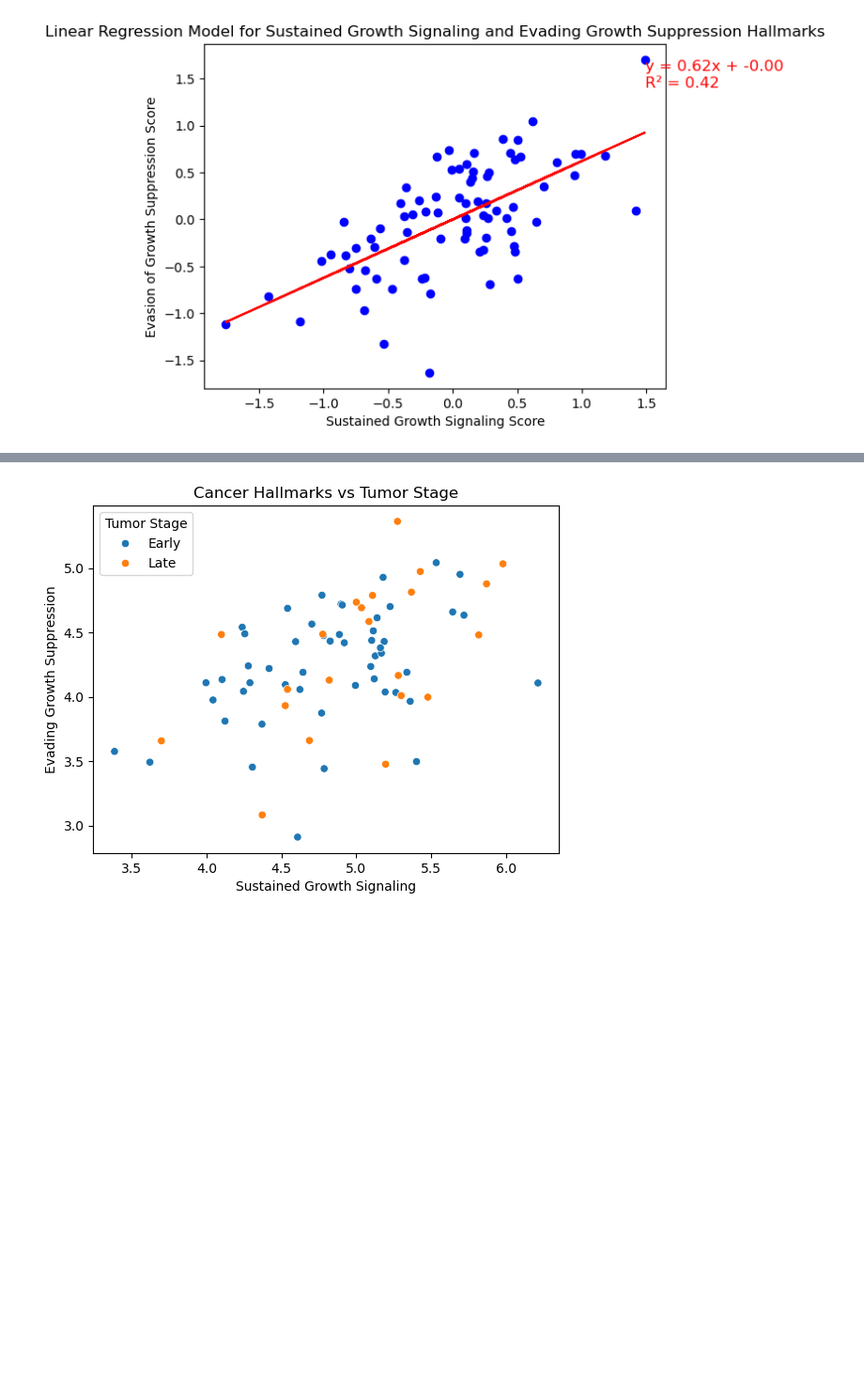
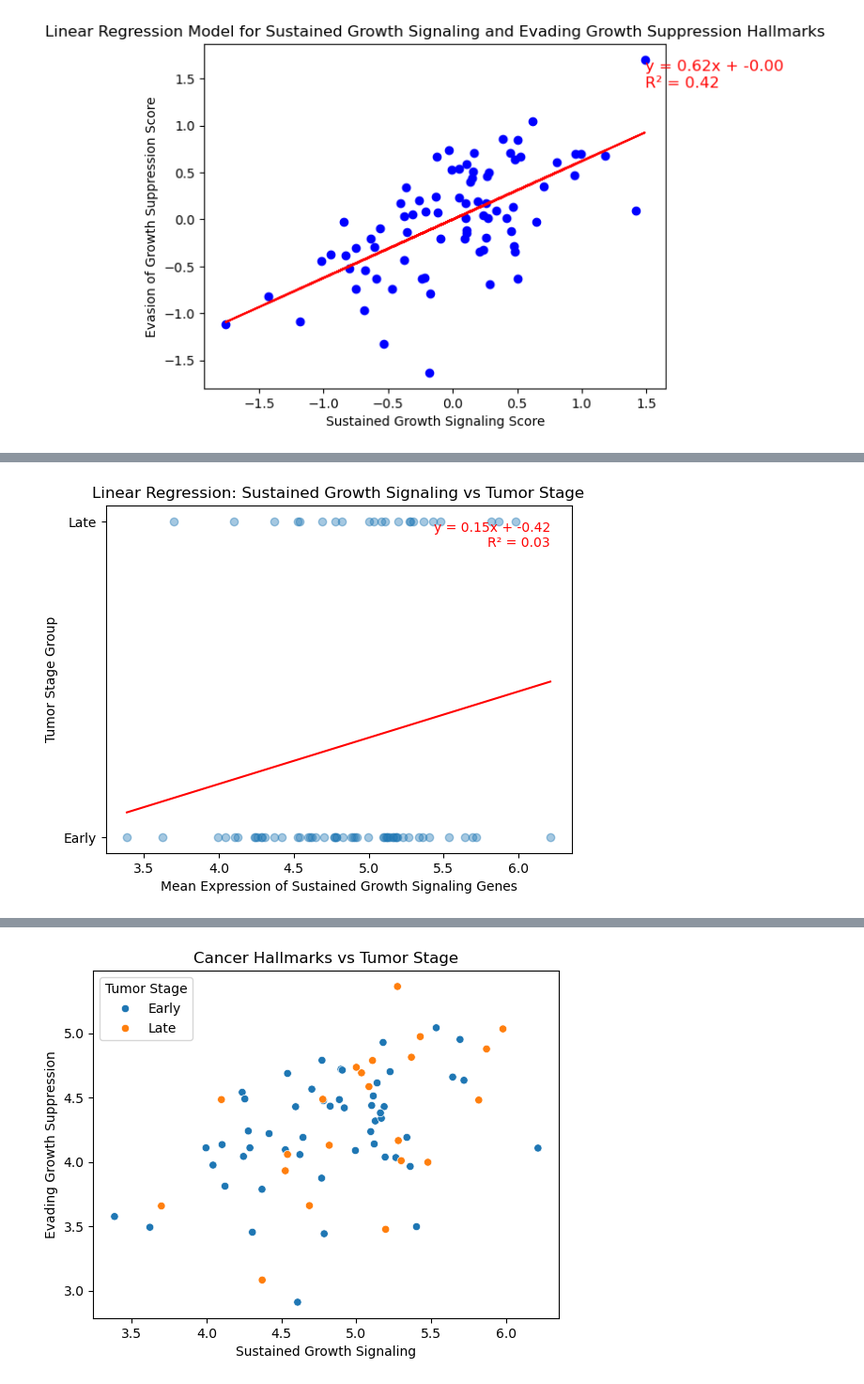
Before and after one commit to smgroves/Module-4-Cancer, a Jupyter notebook: code/Module 4 Template.ipynb, the cells around one changed output, grey strips where cells are left out. Shown at 94% size. Drawn from its saved outputs; the diff is of its cells as text; code cells hidden in the pictures; blank space fills up the shorter version.

Commit message:
improving second linear regression

```diff
--- a/code/Module 4 Template.ipynb
+++ b/code/Module 4 Template.ipynb
@@ -576,0 +562,96 @@ plt.show()
+# %%
+import numpy as np
+import pandas as pd
+import matplotlib.pyplot as plt
+from sklearn.linear_model import LinearRegression
+
+# Categorizing early (I, II) and late (III, IV) stages
+early_stages = ['Stage 0', 'Stage I', 'Stage IA', 'Stage IB', 'Stage II', 'Stage IIA', 'Stage IIB', 'Stage IIC']
+late_stages = ['Stage IIIC', 'Stage IIIA', 'Stage IIIB', 'Stage IV', 'Stage III', 'Stage IVA', 'Stage IVB']
+
+# Get metadata for common patients
+plot_df = LUAD_metadata.loc[common_patients]
+
+# Classify tumor stage (I, II, III, IV) as Early or Late
+plot_df['stage_group'] = np.nan
+
+plot_df.loc[
+    plot_df['ajcc_pathologic_tumor_stage'].isin(early_stages),
+    'stage_group'
+] = 'Early'
+
+plot_df.loc[
+    plot_df['ajcc_pathologic_tumor_stage'].isin(late_stages),
+    'stage_group'
+] = 'Late'
+
+# Drop patients without valid stage to prevent errors in regression
+plot_df = plot_df.dropna(subset=['stage_group'])
+
+# Convert Early/Late to numeric for linear regression
+plot_df['stage_binary'] = plot_df['stage_group'].map({
+    'Early': 0,
+    'Late': 1
+})
+
+# Create hallmark expression scores
+patients = plot_df.index
+
+growth_scores = LUAD_sustained_growth_data.loc[:, patients].mean(axis=0)
+suppression_scores = LUAD_evade_suppression_data.loc[:, patients].mean(axis=0)
+
+plot_df['growth_score'] = growth_scores
+plot_df['suppression_score'] = suppression_scores
+
+# Linear regression plot
+def plot_linear_regression(x_col, xlabel, title):
+    x_data = plot_df[x_col].values.reshape(-1, 1)
+    y_data = plot_df['stage_binary'].values.reshape(-1, 1)
+
+    model = LinearRegression()
+    model.fit(x_data, y_data)
+
+    r2 = model.score(x_data, y_data)
+    slope = model.coef_.item()
+    intercept = model.intercept_.item()
+
+    x_sorted = np.sort(x_data, axis=0)
+    y_pred = model.predict(x_sorted)
+
+    plt.figure()
+
+    plt.scatter(x_data, y_data, alpha=0.4)
+    plt.plot(x_sorted, y_pred, color="red")
+
+    equation = f"y = {slope:.2f}x + {intercept:.2f}\nR² = {r2:.2f}"
+    plt.text(
+        x_data.max(),
+        y_data.max(),
+        equation,
+        color="red",
+        fontsize=10,
+        horizontalalignment="right",
+        verticalalignment="top"
+    )
+
+    plt.yticks([0, 1], ['Early', 'Late'])
+    plt.xlabel(xlabel)
+    plt.ylabel("Tumor Stage Group")
+    plt.title(title)
+    plt.show()
+
+# Plot linear regression for sustained growth signaling
+plot_linear_regression(
+    'growth_score',
+    "Mean Expression of Sustained Growth Signaling Genes",
+    "Linear Regression: Sustained Growth Signaling vs Tumor Stage"
+)
+
+# Plot linear regression for evading growth suppression
+plot_linear_regression(
+    'suppression_score',
+    "Mean Expression of Evading Growth Suppression Genes",
+    "Linear Regression: Evading Growth Suppression vs Tumor Stage"
+)
+# %% [output]
+[figure, added]
```
Also changed, not shown: parts of 10 cells of this notebook.
